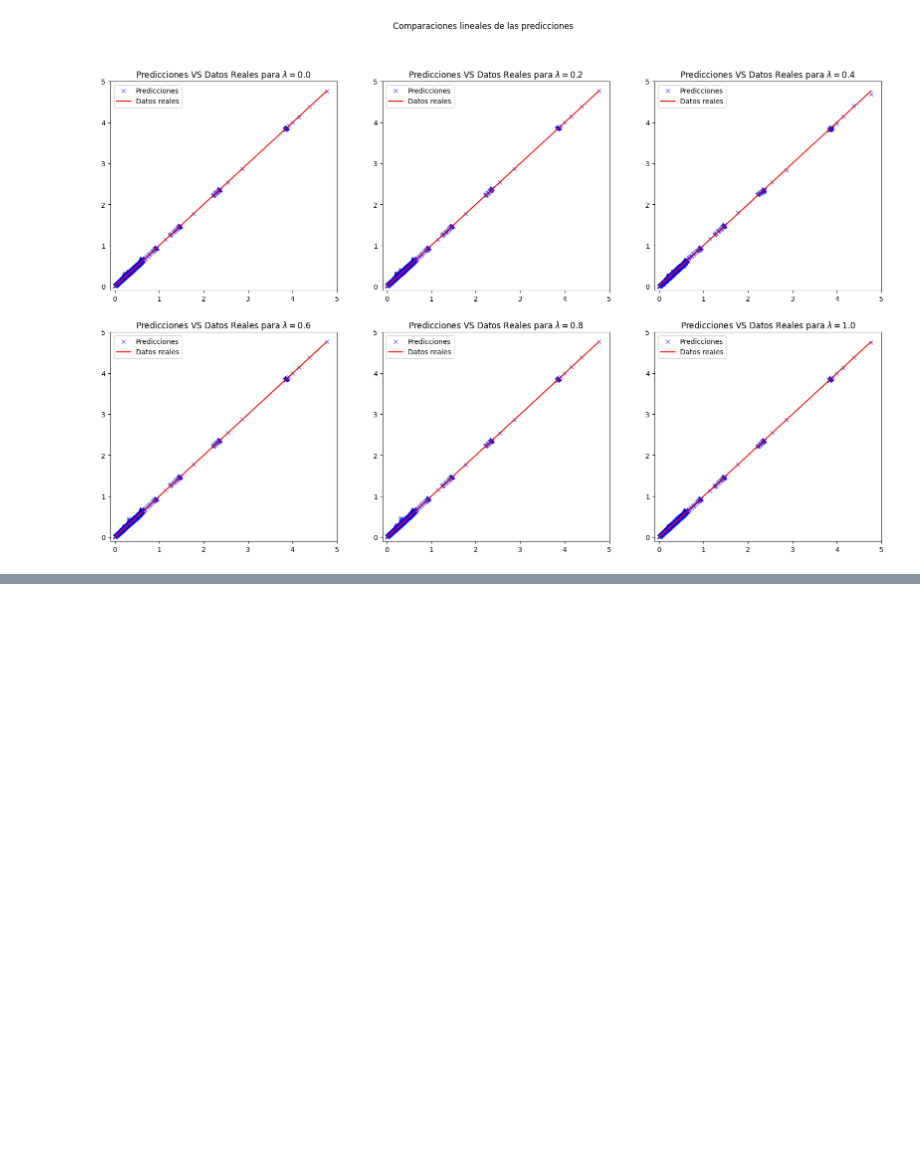
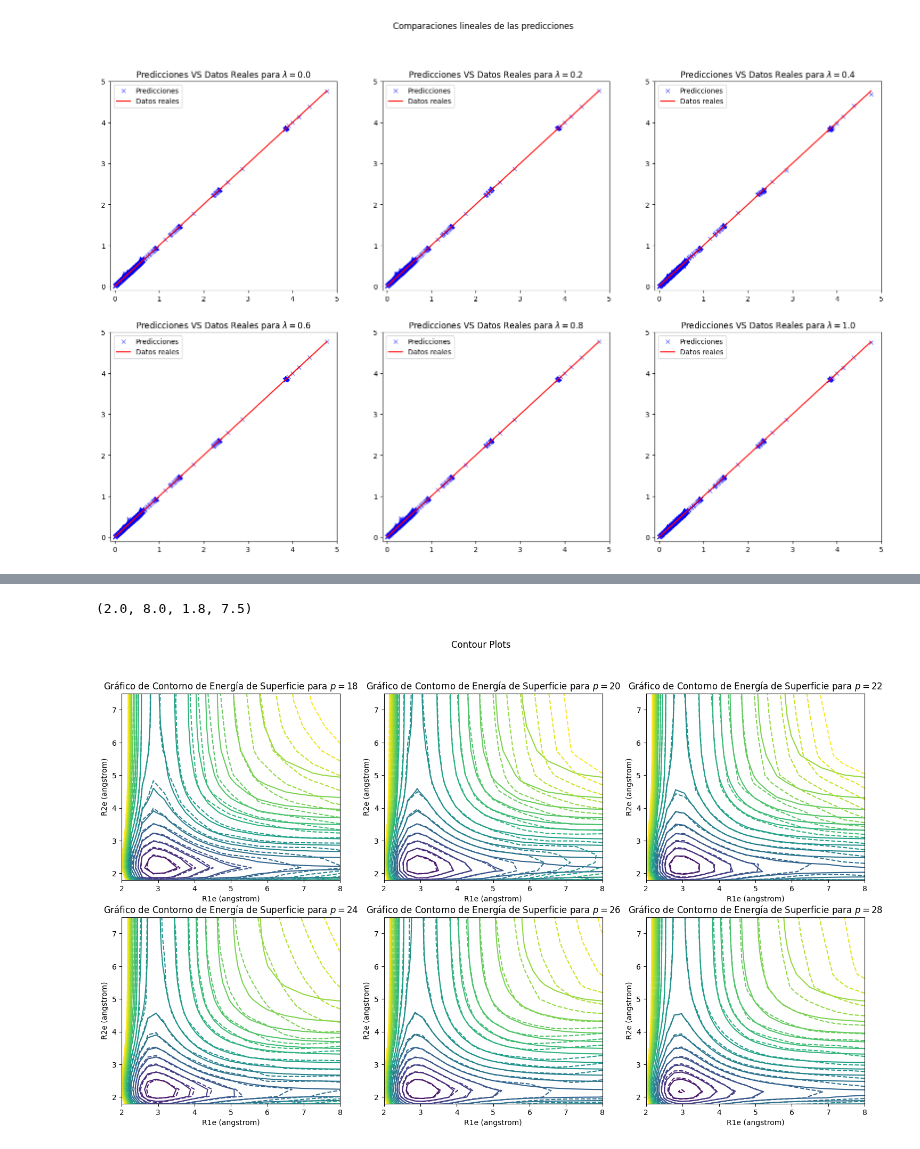
Before and after one commit to AstroDolan/ML-team, a Jupyter notebook: PINN-Thesis/Lambda-Testing/Lambda/Plot-PINN-Testing.ipynb, the cells around one changed output, grey strips where cells are left out. Cells and saved outputs as stored; diff of their text form; code cells hidden in the pictures; blank space fills up the shorter version.

```diff
--- a/PINN-Thesis/Lambda-Testing/Lambda/Plot-PINN-Testing.ipynb
+++ b/PINN-Thesis/Lambda-Testing/Lambda/Plot-PINN-Testing.ipynb
@@ -344,0 +388,74 @@ plt.show()
+# %%
+fig, ((ax1, ax2, ax3), (ax4, ax5, ax6)) = plt.subplots(2,3, figsize=(18, 10))
+fig.suptitle('Contour Plots')
+
+
+#Lectura de los datos para contornos
+R2e18, R1e18 = np.meshgrid(q2_18, q1_18)
+R2e20, R1e20 = np.meshgrid(q2_20, q1_20)
+R2e22, R1e22 = np.meshgrid(q2_22, q1_22)
+R2e24, R1e24 = np.meshgrid(q2_24, q1_24)
+R2e26, R1e26 = np.meshgrid(q2_26, q1_26)
+R2e28, R1e28 = np.meshgrid(q2_28, q1_28)
+
+energia_superficie18 = np.vectorize(V)(R1e18, R2e18, np.pi) # type: ignore
+energia_superficie20 = np.vectorize(V)(R1e20, R2e20, np.pi) # type: ignore
+energia_superficie22 = np.vectorize(V)(R1e22, R2e22, np.pi) # type: ignore
+energia_superficie24 = np.vectorize(V)(R1e24, R2e24, np.pi) # type: ignore
+energia_superficie26 = np.vectorize(V)(R1e26, R2e26, np.pi) # type: ignore
+energia_superficie28 = np.vectorize(V)(R1e28, R2e28, np.pi) # type: ignore
+
+energia_superficie0 =  l18[1,:].reshape(18,18)
+energia_superficie2 =  l20[1,:].reshape(20,20)
+energia_superficie4 =  l22[1,:].reshape(22,22)
+energia_superficie6 =  l24[1,:].reshape(24,24)
+energia_superficie8 =  l26[1,:].reshape(26,26)
+energia_superficie1 =  l28[1,:].reshape(28,28)
+
+Ncontours = 20
+level_min = 0.0
+level_max = 0.7
+levels0 = np.concatenate((np.linspace(level_min,0.4,Ncontours-10), np.linspace(0.45,level_max,10)))
+
+#Plot de los contornos predichos vs real
+ctreal = ax1.contour(R1e18, R2e18, energia_superficie18, levels0, vmin=level_min, vmax=level_max)
+ctpred = ax1.contour(R1e18, R2e18, energia_superficie0, levels0, vmin=level_min, vmax=level_max, linestyles='dashed')
+ctreal = ax2.contour(R1e20, R2e20, energia_superficie20, levels0, vmin=level_min, vmax=level_max)
+ctpred = ax2.contour(R1e20, R2e20, energia_superficie2, levels0, vmin=level_min, vmax=level_max, linestyles='dashed')
+ctreal = ax3.contour(R1e22, R2e22, energia_superficie22, levels0, vmin=level_min, vmax=level_max)
+ctpred = ax3.contour(R1e22, R2e22, energia_superficie4, levels0, vmin=level_min, vmax=level_max, linestyles='dashed')
+ctreal = ax4.contour(R1e24, R2e24, energia_superficie24, levels0, vmin=level_min, vmax=level_max)
+ctpred = ax4.contour(R1e24, R2e24, energia_superficie6, levels0, vmin=level_min, vmax=level_max, linestyles='dashed')
+ctreal = ax5.contour(R1e26, R2e26, energia_superficie26, levels0, vmin=level_min, vmax=level_max)
+ctpred = ax5.contour(R1e26, R2e26, energia_superficie8, levels0, vmin=level_min, vmax=level_max, linestyles='dashed')
+ctreal = ax6.contour(R1e28, R2e28, energia_superficie28, levels0, vmin=level_min, vmax=level_max)
+ctpred = ax6.contour(R1e28, R2e28, energia_superficie1, levels0, vmin=level_min, vmax=level_max, linestyles='dashed')
+
+# Info de plots
+ax1.set_xlabel('R1e (angstrom)')
+ax1.set_ylabel('R2e (angstrom)')
+ax1.set_title('Gráfico de Contorno de Energía de Superficie para $p=18$')
+ax1.axis([2.0,8.0,1.8,7.5])
+ax2.set_xlabel('R1e (angstrom)')
+ax2.set_ylabel('R2e (angstrom)')
+ax2.set_title('Gráfico de Contorno de Energía de Superficie para $p=20$')
+ax2.axis([2.0,8.0,1.8,7.5])
+ax3.set_xlabel('R1e (angstrom)')
+ax3.set_ylabel('R2e (angstrom)')
+ax3.set_title('Gráfico de Contorno de Energía de Superficie para $p=22$')
+ax3.axis([2.0,8.0,1.8,7.5])
+ax4.set_xlabel('R1e (angstrom)')
+ax4.set_ylabel('R2e (angstrom)')
+ax4.set_title('Gráfico de Contorno de Energía de Superficie para $p=24$')
+ax4.axis([2.0,8.0,1.8,7.5])
+ax5.set_xlabel('R1e (angstrom)')
+ax5.set_ylabel('R2e (angstrom)')
+ax5.set_title('Gráfico de Contorno de Energía de Superficie para $p=26$')
+ax5.axis([2.0,8.0,1.8,7.5])
+ax6.set_xlabel('R1e (angstrom)')
+ax6.set_ylabel('R2e (angstrom)')
+ax6.set_title('Gráfico de Contorno de Energía de Superficie para $p=28$')
+ax6.axis([2.0,8.0,1.8,7.5])
+# %% [output]
+(2.0, 8.0, 1.8, 7.5)
+[figure, added]
```
Also changed, not shown: parts of 5 cells of this notebook, 15 other files.
